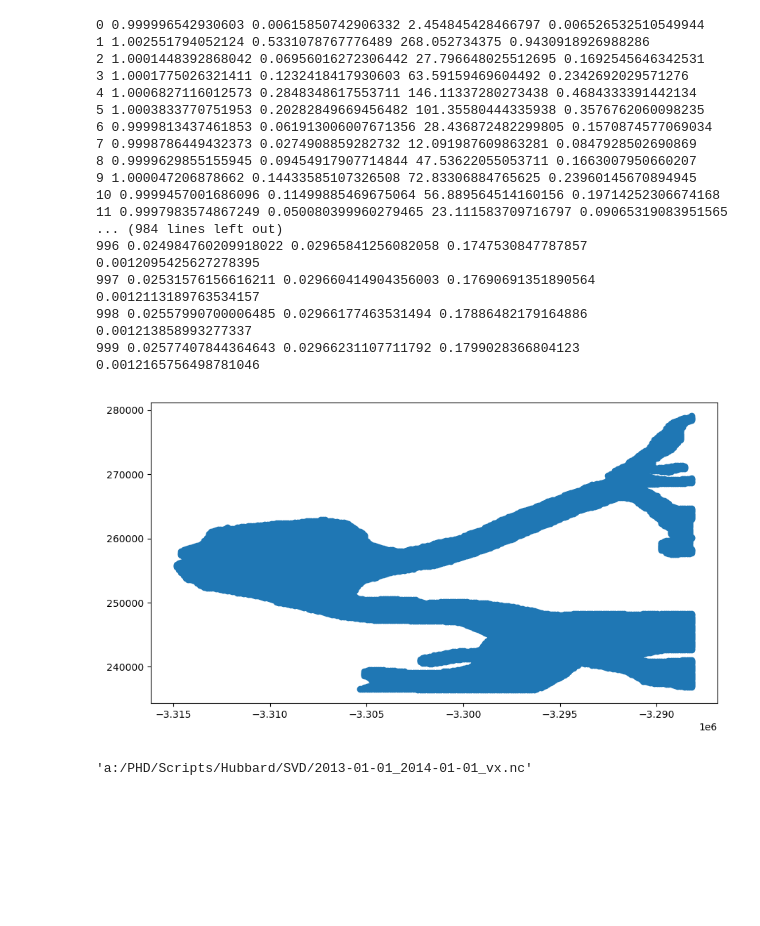
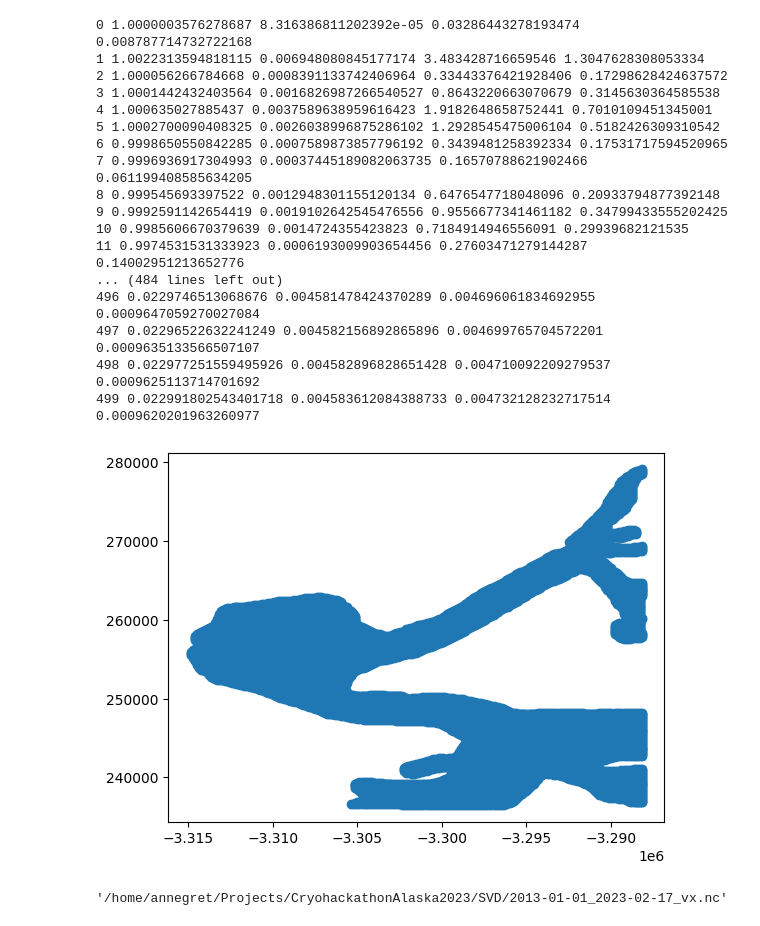
Before and after one commit to vdevauxchupin/CryohackathonAlaska2023, a Jupyter notebook: SVD_Interp.ipynb, the cells around one changed output. Saved outputs shown, nothing was run; the diff lists cells and outputs as text; code cells hidden in the pictures; blank space fills up the shorter version.

Commit message:
verifies length of dataset before opening

```diff
--- a/SVD_Interp.ipynb
+++ b/SVD_Interp.ipynb
@@ -31,32 +30,35 @@ from pathlib import Path
 # Choose your glacier ('hubbard' or 'turner')
 glacier = 'hubbard'
 
-qual_threshold = 0.2
+qual_threshold = 0.1
 var = 'vx'
 
 list_files = glob.glob(f'{path}/Datacubes/Subyearly/Alaska/-139.95_59.96_-139.11_60.23/*')
 
 # Select your date inpute (goes to 2023-02-17)
 sdate = '2013-01-01'
-edate = '2014-01-01'
+edate = '2023-02-17'
 
 # Number of modes for the SVD
 n_modes = 10
 # Number of iterations for the steepest descent
-n_iter = 1000
+n_iter = 500
 # %%
+# Grab the time values
+lentime = 0
+s = 0
+while lentime == 0:
+    t = xr.open_dataset(list_files[s]).mid_date.values
+    # Create a time mask, based on the validity of layers and the custom date-range
+    t_mask = np.logical_and(t>=np.datetime64(sdate), t<=np.datetime64(edate))
+    lentime = len(np.where(t_mask==True)[0])
+    s += 1
+
+s -= 1
+ds = xr.open_dataset(list_files[s]).sel(mid_date=t_mask)
 
 
-# Grab the time values
-t = xr.open_dataset(list_files[0]).mid_date.values
-
-# Create a time mask, based on the validity of layers and the custom date-range
-t_mask = np.logical_and(t>=np.datetime64(sdate), t<=np.datetime64(edate))
-
-ds = xr.open_dataset(list_files[0]).sel(mid_date=t_mask)
-
-
-for i in range(len(list_files)):
+for i in range(s, len(list_files)):
     t = xr.open_dataset(list_files[i]).mid_date.values
     t_mask = np.logical_and(t>=np.datetime64(sdate), t<=np.datetime64(edate))
     if len(np.where(t_mask==True)[0]) > 0:
@@ -112,7 +114,7 @@ Xs,Ys = np.meshgrid(xs,ys)
 X = np.vstack((Xs.ravel(),Ys.ravel())).T
 
 
-p = path.Path(np.vstack((boundary_points.X.values,boundary_points.Y.values)).T)
+p = mpath.Path(np.vstack((boundary_points.X.values,boundary_points.Y.values)).T)
 glacier_mask = p.contains_points(X)
 
 plt.scatter(*X[glacier_mask].T)
@@ -194,60 +196,62 @@ for i in range(n_iter):
     # Flatten and mask the predictions
     Gbar = G.ravel()[I]
 
     # Compute a variety of negative log likelihoods
 
     # Data misfit
     E_misfit = ((Rbar - Gbar)**2).mean()
     #E_misfit = (torch.abs(Rbar - Gbar)).mean()
 
     # norm regularization
     E_reg = lamda_u*(U_**2).sum()/len(Rbar) + lamda_v*(V_**2).sum()/len(Rbar)
 
     # Spatial gradient regularization
     E_space = lamda_x/len(Rbar)*((dudrow**2).sum() + (dudcol**2).sum())
 
     # Time gradient regularization
     E_time = lamda_t/len(Rbar)*(dudt**2).sum()
 
     # Sum to form total cost
     E = E_misfit + E_reg + E_space + E_time
 
     # Backpropagate gradients
     E.backward()
 
     # Update factors
     optimizer.step()
     print(i,E_misfit.item(),E_reg.item(),E_space.item(),E_time.item())
 
-u,s,v = torch.svd_lowrank(U_.detach()@V_.detach(),number_of_modes)
+u,s,v = torch.svd_lowrank(U_.detach()@V_.detach(),n_modes)
 U_recon = ((u * s) @ v.T).T.reshape(n_t,n_row,n_col)
 # %% [output]
-0 0.999996542930603 0.00615850742906332 2.454845428466797 0.006526532510549944
-1 1.002551794052124 0.5331078767776489 268.052734375 0.9430918926988286
-2 1.0001448392868042 0.06956016272306442 27.796648025512695 0.1692545646342531
-3 1.0001775026321411 0.1232418417930603 63.59159469604492 0.2342692029571276
-4 1.0006827116012573 0.2848348617553711 146.11337280273438 0.4684333391442134
-5 1.0003833770751953 0.20282849669456482 101.35580444335938 0.3576762060098235
-6 0.9999813437461853 0.061913006007671356 28.436872482299805 0.1570874577069034
-7 0.9998786449432373 0.0274908859282732 12.091987609863281 0.0847928502690869
-8 0.9999629855155945 0.09454917907714844 47.53622055053711 0.1663007950660207
-9 1.000047206878662 0.14433585107326508 72.83306884765625 0.23960145670894945
-10 0.9999457001686096 0.11499885469675064 56.889564514160156 0.19714252306674168
-11 0.9997983574867249 0.050080399960279465 23.111583709716797 0.09065319083951565
-... (984 lines left out)
-996 0.024984760209918022 0.02965841256082058 0.1747530847787857 0.0012095425627278395
-997 0.02531576156616211 0.029660414904356003 0.17690691351890564 0.0012113189763534157
-998 0.02557990700006485 0.02966177463531494 0.17886482179164886 0.001213858993277337
-999 0.02577407844364643 0.02966231107711792 0.1799028366804123 0.0012165756498781046
+0 1.0000003576278687 8.316386811202392e-05 0.03286443278193474 0.008787714732722168
+1 1.0022313594818115 0.006948080845177174 3.483428716659546 1.3047628308053334
+2 1.000056266784668 0.0008391133742406964 0.33443376421928406 0.17298628424637572
+3 1.0001442432403564 0.0016826987266540527 0.8643220663070679 0.3145630364585538
+4 1.000635027885437 0.0037589638959616423 1.9182648658752441 0.7010109451345001
+5 1.0002700090408325 0.0026038996875286102 1.2928545475006104 0.5182426309310542
+6 0.9998650550842285 0.0007589873857796192 0.3439481258392334 0.17531717594520965
+7 0.9996936917304993 0.00037445189082063735 0.16570788621902466 0.061199408585634205
+8 0.999545693397522 0.0012948301155120134 0.6476547718048096 0.20933794877392148
+9 0.9992591142654419 0.0019102642545476556 0.9556677341461182 0.34799433555202425
+10 0.9985606670379639 0.0014724355423823 0.7184914946556091 0.29939682121535
+11 0.9974531531333923 0.0006193009903654456 0.27603471279144287 0.14002951213652776
+... (484 lines left out)
+496 0.0229746513068676 0.004581478424370289 0.004696061834692955 0.0009647059270027084
+497 0.02296522632241249 0.004582156892865896 0.004699765704572201 0.0009635133566507107
+498 0.022977251559495926 0.004582896828651428 0.004710092209279537 0.0009625113714701692
+499 0.022991802543401718 0.004583612084388733 0.004732128232717514 0.0009620201963260977
-[figure, old version]
+[figure, new version]
 # %%
 path =  os.getcwd()
 # Avoid Windows users to have issues with how paths are written
 path = path.replace('\\','/')
 
+U_recon[glacier_mask==False] = np.nan
+
 datacube_recon = xr.Dataset(
     data_vars=dict(
-        var=(["time", "y", "x"], U_recon)),
+        var=(["time", "y", "x"], U_recon*365)),
     coords=dict(
         time=(["time"],dst),
         y=(["y"], ys),
@@ -266,4 +270,4 @@ datacube_recon.to_netcdf(f'{sdate}_{edate}_{var}.nc')
 # Move it to the SVD folder (somehow I couldn't save it there directly)
 shutil.move(f'{sdate}_{edate}_{var}.nc', f'{path}/SVD/{sdate}_{edate}_{var}.nc')
 # %% [output]
-'a:/PHD/Scripts/Hubbard/SVD/2013-01-01_2014-01-01_vx.nc'
+'/home/annegret/Projects/CryohackathonAlaska2023/SVD/2013-01-01_2023-02-17_vx.nc'
```
Also changed, not shown: parts of 2 cells of this notebook.
